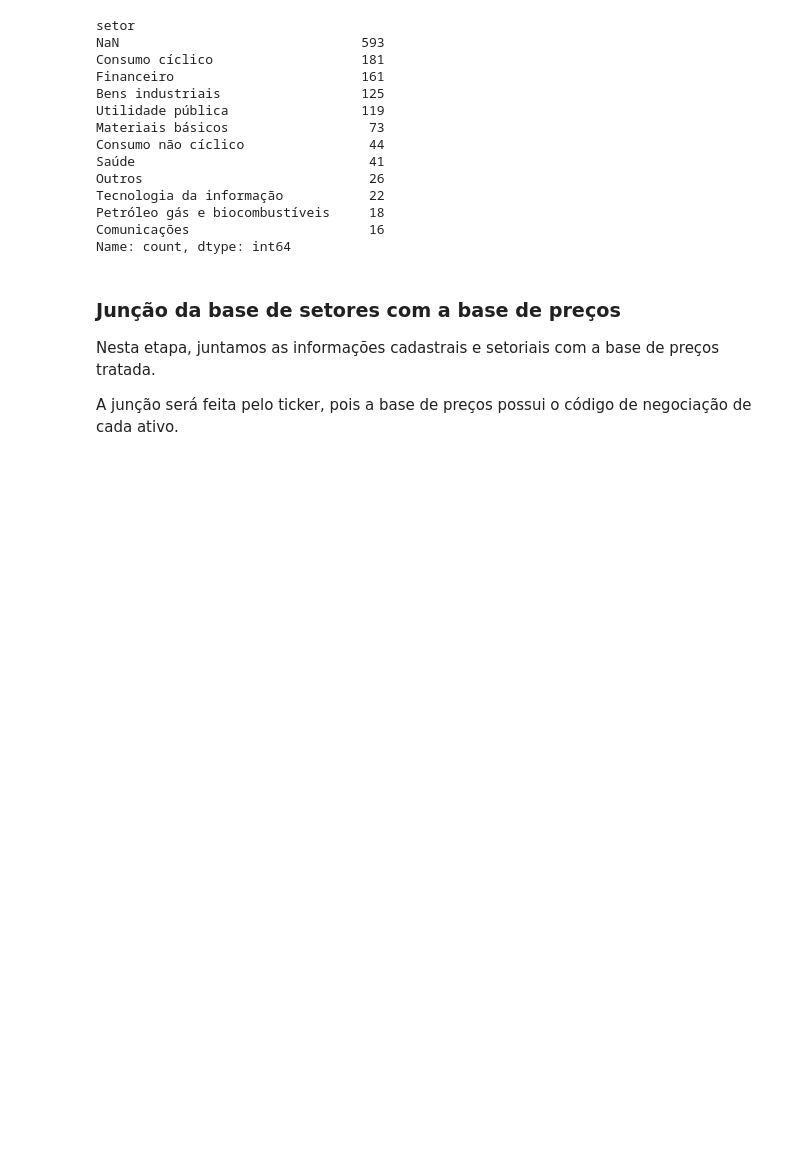
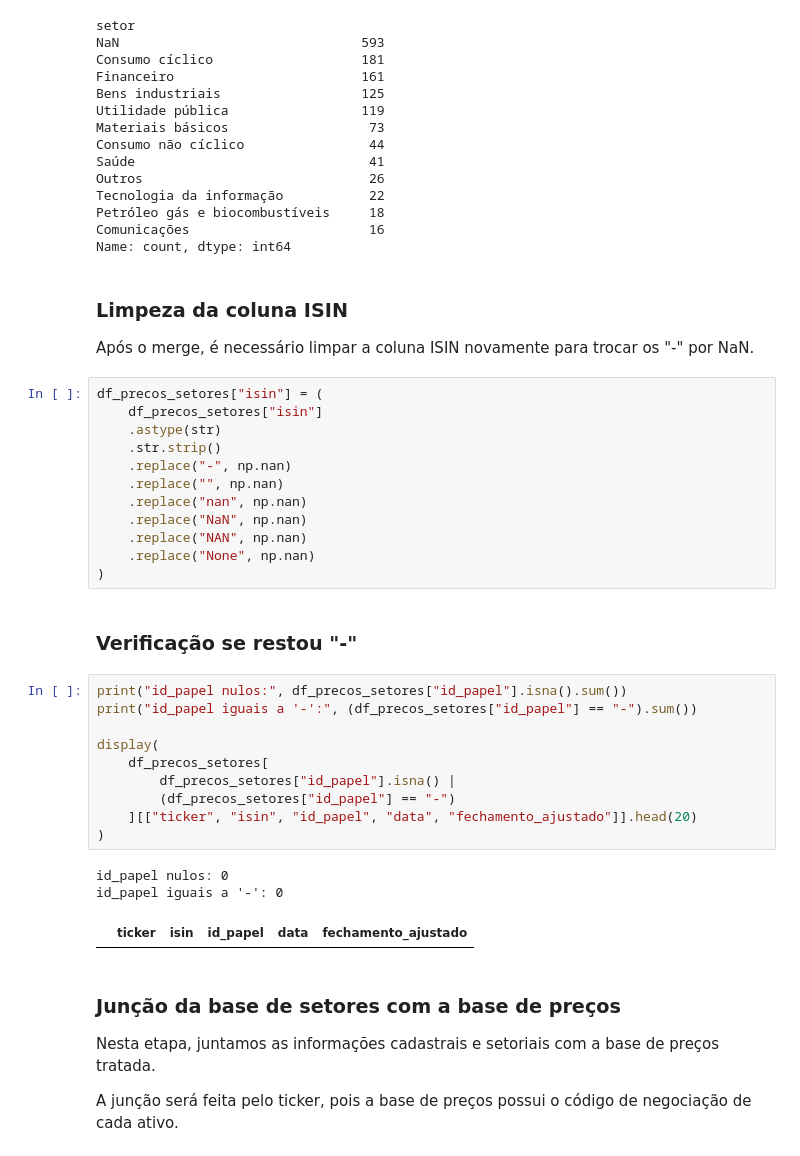
Before and after one commit to jaynilima/Grupo4, a Jupyter notebook: 02_dado_economatica_B3_addsetores.ipynb, the cells around one changed output. Cells and saved outputs as stored; diff of their text form; blank space fills up the shorter version.

```diff
--- a/02_dado_economatica_B3_addsetores.ipynb
+++ b/02_dado_economatica_B3_addsetores.ipynb
@@ -391,6 +391,38 @@ Tecnologia da informação           22
 Petróleo gás e biocombustíveis     18
 Comunicações                       16
 Name: count, dtype: int64
+# %% [markdown]
+### Limpeza da coluna ISIN
+
+Após o merge, é necessário limpar a coluna ISIN novamente para trocar os "-" por NaN.
+# %%
+df_precos_setores["isin"] = (
+    df_precos_setores["isin"]
+    .astype(str)
+    .str.strip()
+    .replace("-", np.nan)
+    .replace("", np.nan)
+    .replace("nan", np.nan)
+    .replace("NaN", np.nan)
+    .replace("NAN", np.nan)
+    .replace("None", np.nan)
+)
+# %% [markdown]
+### Verificação se restou "-"
+# %%
+print("id_papel nulos:", df_precos_setores["id_papel"].isna().sum())
+print("id_papel iguais a '-':", (df_precos_setores["id_papel"] == "-").sum())
+
+display(
+    df_precos_setores[
+        df_precos_setores["id_papel"].isna() |
+        (df_precos_setores["id_papel"] == "-")
+    ][["ticker", "isin", "id_papel", "data", "fechamento_ajustado"]].head(20)
+)
+# %% [output]
+id_papel nulos: 0
+id_papel iguais a '-': 0
+|  | ticker | isin | id_papel | data | fechamento_ajustado |
 # %% [markdown]
 ### Junção da base de setores com a base de preços
 
```
Also changed, not shown: parts of 1 cell of this notebook.
